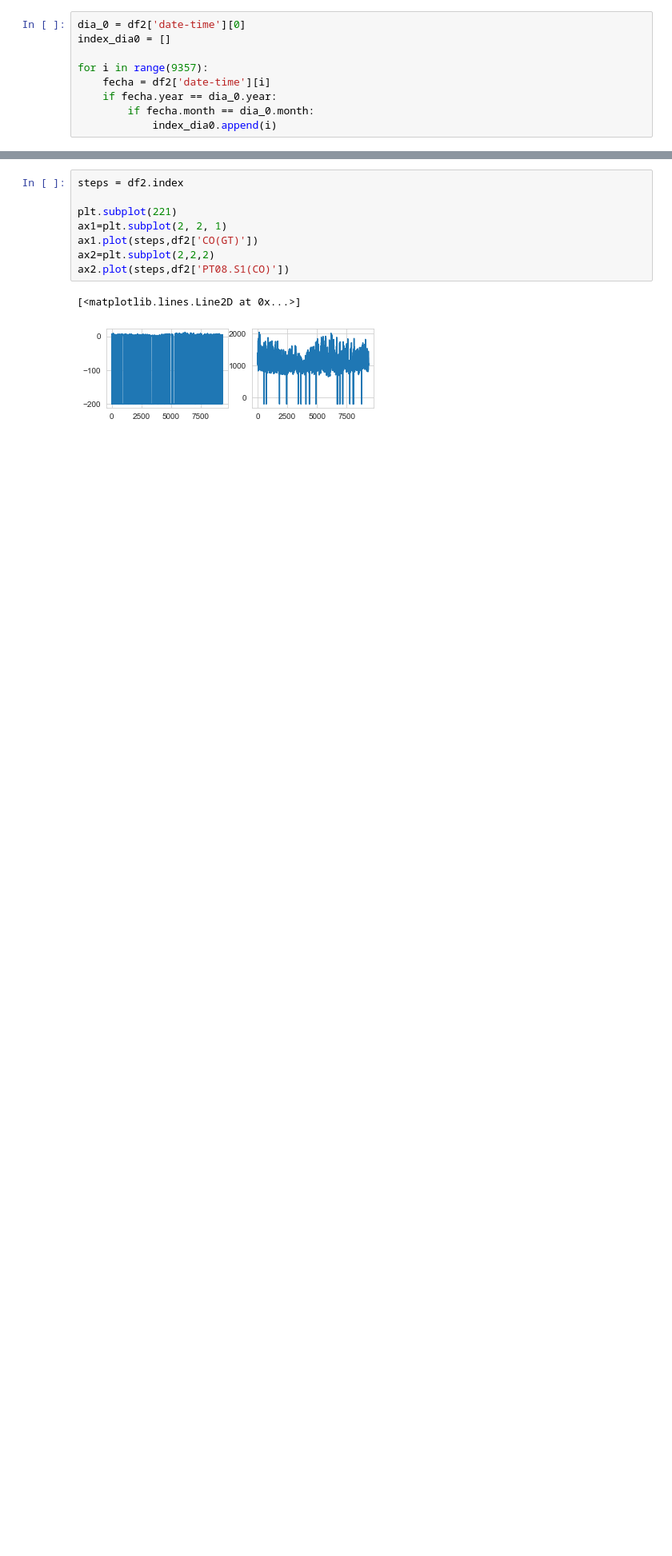
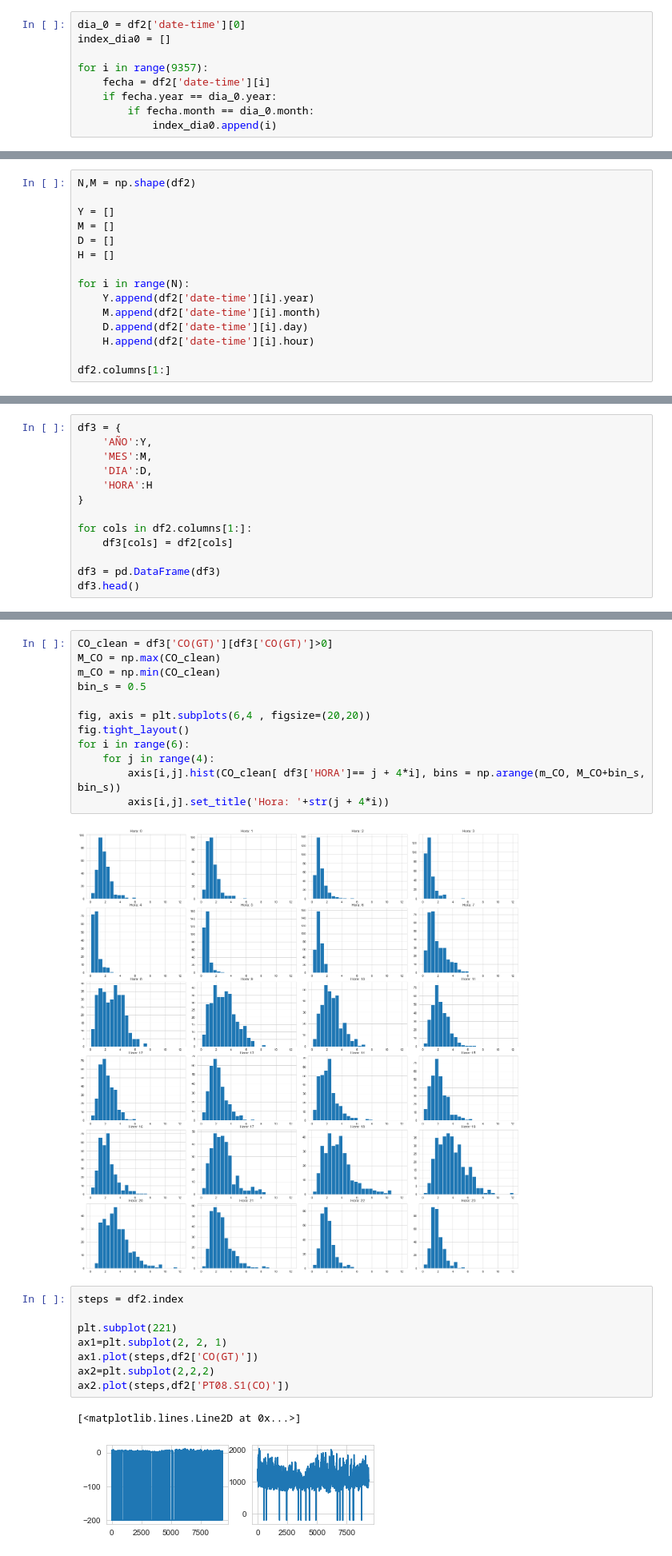
Before and after one commit to Bhernandez-dot/Air_Quality_Forecasting, a Jupyter notebook: Untitled.ipynb, the cells around one changed output, grey strips where cells are left out. Shown at 80% size. Saved outputs shown, nothing was run; the diff lists cells and outputs as text; blank space fills up the shorter version.

```diff
--- a/Untitled.ipynb
+++ b/Untitled.ipynb
@@ -105,0 +142,15 @@ plt.plot(df_dia0['CO(GT)'][df_dia0['CO(GT)']>0])
+# %%
+N,M = np.shape(df2)
+
+Y = []
+M = []
+D = []
+H = []
+
+for i in range(N):
+    Y.append(df2['date-time'][i].year)
+    M.append(df2['date-time'][i].month)
+    D.append(df2['date-time'][i].day)
+    H.append(df2['date-time'][i].hour)
+
+df2.columns[1:]
@@ -105,0 +162,13 @@ plt.plot(df_dia0['CO(GT)'][df_dia0['CO(GT)']>0])
+# %%
+df3 = {
+    'AÑO':Y,
+    'MES':M,
+    'DIA':D,
+    'HORA':H
+}
+
+for cols in df2.columns[1:]:
+    df3[cols] = df2[cols]
+
+df3 = pd.DataFrame(df3)
+df3.head()
@@ -106,3 +184,17 @@ plt.plot(df_dia0['CO(GT)'][df_dia0['CO(GT)']>0])
+# %%
+CO_clean = df3['CO(GT)'][df3['CO(GT)']>0]
+M_CO = np.max(CO_clean)
+m_CO = np.min(CO_clean)
+bin_s = 0.5
+
+fig, axis = plt.subplots(6,4 , figsize=(20,20))
+fig.tight_layout()
+for i in range(6):
+    for j in range(4):
+        axis[i,j].hist(CO_clean[ df3['HORA']== j + 4*i], bins = np.arange(m_CO, M_CO+bin_s, bin_s))
+        axis[i,j].set_title('Hora: '+str(j + 4*i))
+# %% [output]
+[figure, added]
 # %%
 steps = df2.index
 
```
Also changed, not shown: parts of 8 cells of this notebook.
